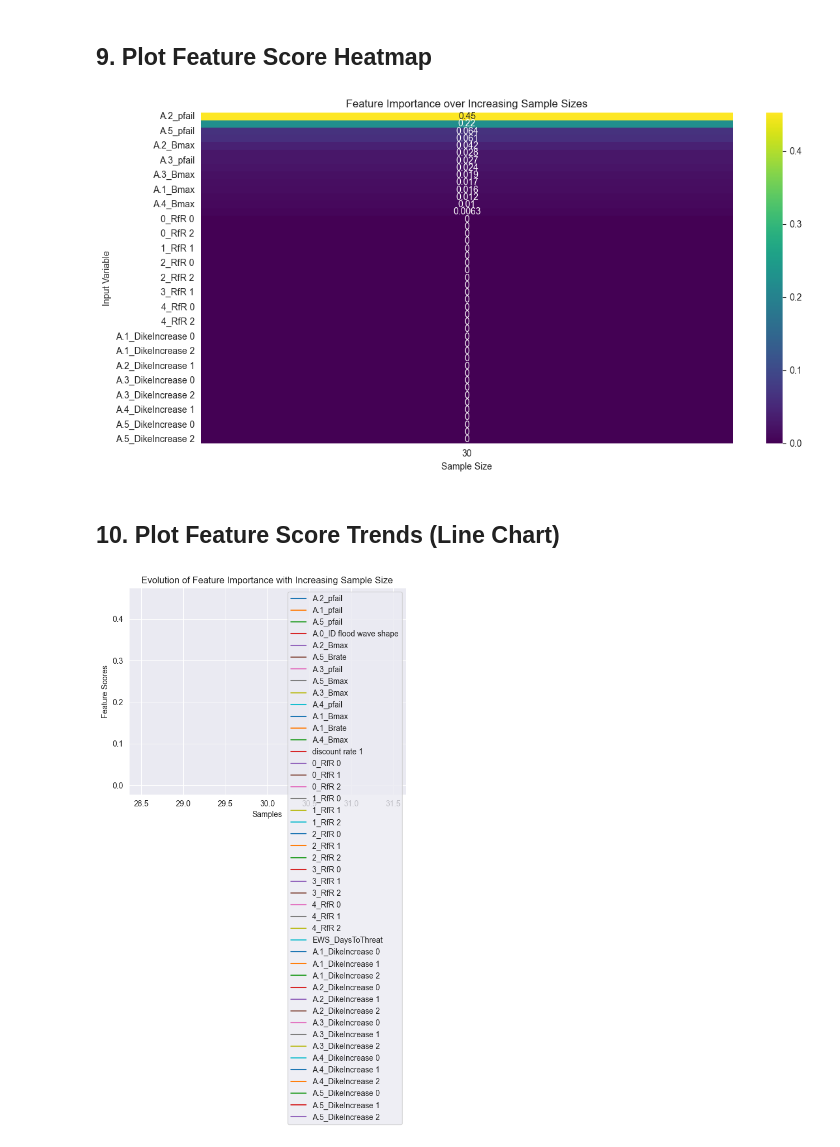
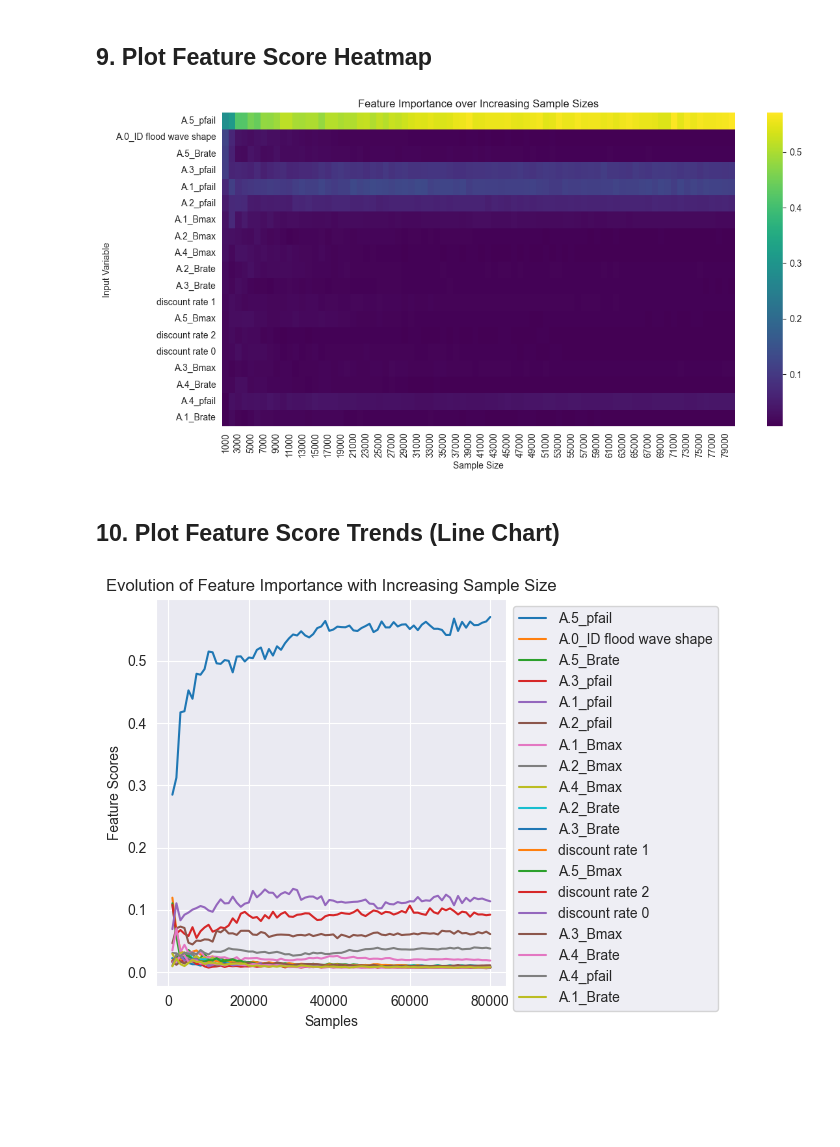
Before and after one commit to DvdhEPA/EMAworkbench, a Jupyter notebook: final assignment/Global sensitivity analysis.ipynb, the cells around one changed output. Drawn from its saved outputs; the diff is of its cells as text; code cells hidden in the pictures; blank space fills up the shorter version.

Commit message:
sobol resultaten

```diff
--- a/final assignment/Global sensitivity analysis.ipynb
+++ b/final assignment/Global sensitivity analysis.ipynb
@@ -54,7 +56,7 @@ donothing_policy = create_do_nothing_policy(dike_model)
 # %% [markdown]
 ## 3. Run Sobol Sampling
 # %%
-def run_sobol_experiments(model, policy, n_scenarios=1):
+def run_sobol_experiments(model, policy, n_scenarios=2000):
     with MultiprocessingEvaluator(model) as evaluator:
         experiments, outcomes = evaluator.perform_experiments(
             scenarios=n_scenarios,
@@ -63,6 +65,6 @@ def run_sobol_experiments(model, policy, n_scenarios=1):
         )
     return experiments, outcomes
 
-experiments_sobol, outcomes_sobol = run_sobol_experiments(dike_model, donothing_policy)
+results_sobol = run_sobol_experiments(dike_model, donothing_policy)
 # %% [output]
 [MainProcess/INFO] pool started with 8 workers
@@ -71,0 +98,2 @@ experiments_sobol, outcomes_sobol = run_sobol_experiments(dike_model, donothing_
+# %%
+experiments_sobol, outcomes_sobol = results_sobol
@@ -175,30 +257,54 @@ A.5_DikeIncrease 2       0.000000
 # %% [markdown]
 ## 8. Track Feature Importance over Sample Size
 # %%
-def track_feature_scores(experiments, outcome, step=30):
+def track_feature_scores(model, experiments, outcome, step=1000):
+    """
+    Tracks feature importance scores using only uncertainties over increasing sample sizes.
+
+    Parameters:
+        model: EMA model (to access uncertainty names)
+        experiments: full input DataFrame
+        outcome: outcome array or Series
+        step: increment size for each sample batch
+
+    Returns:
+        DataFrame of feature scores over sample size
+    """
+
+
+    # Use only uncertainties
+    uncertainty_names = [u.name for u in model.uncertainties]
+    experiments = experiments[uncertainty_names]
+
     combined_scores = []
     for j in range(step, experiments.shape[0] + 1, step):
-        scores = get_feature_scores(experiments.iloc[:j], outcome[:j])
+        scores = feature_scoring.get_ex_feature_scores(
+            experiments.iloc[:j],
+            outcome[:j],
+            max_features=0.6,
+            mode=RuleInductionType.REGRESSION
+        )[0]
         scores.columns = [j]
         combined_scores.append(scores)
+
     return pd.concat(combined_scores, axis=1)
 
-all_scores_df = track_feature_scores(experiments_sobol, a5_deaths)
+all_scores_df = track_feature_scores(dike_model, experiments_sobol, a5_deaths)
 # %% [markdown]
 ## 9. Plot Feature Score Heatmap
 # %%
 def plot_feature_score_heatmap(scores_df):
     plt.figure(figsize=(12, 6))
-    sns.heatmap(scores_df, annot=True, cmap="viridis")
+    sns.heatmap(scores_df, annot=False, cmap="viridis")
     plt.title('Feature Importance over Increasing Sample Sizes')
     plt.xlabel('Sample Size')
     plt.ylabel('Input Variable')
     plt.tight_layout()
     plt.show()
 
 plot_feature_score_heatmap(all_scores_df)
 # %% [output]
-[figure, old version]
+[figure, new version]
 # %% [markdown]
 ## 10. Plot Feature Score Trends (Line Chart)
 # %%
@@ -214,4 +320,4 @@ def plot_feature_score_trends(scores_df):
 
 plot_feature_score_trends(all_scores_df)
 # %% [output]
-[figure, old version]
+[figure, new version]
```
Also changed, not shown: parts of 12 cells of this notebook.
